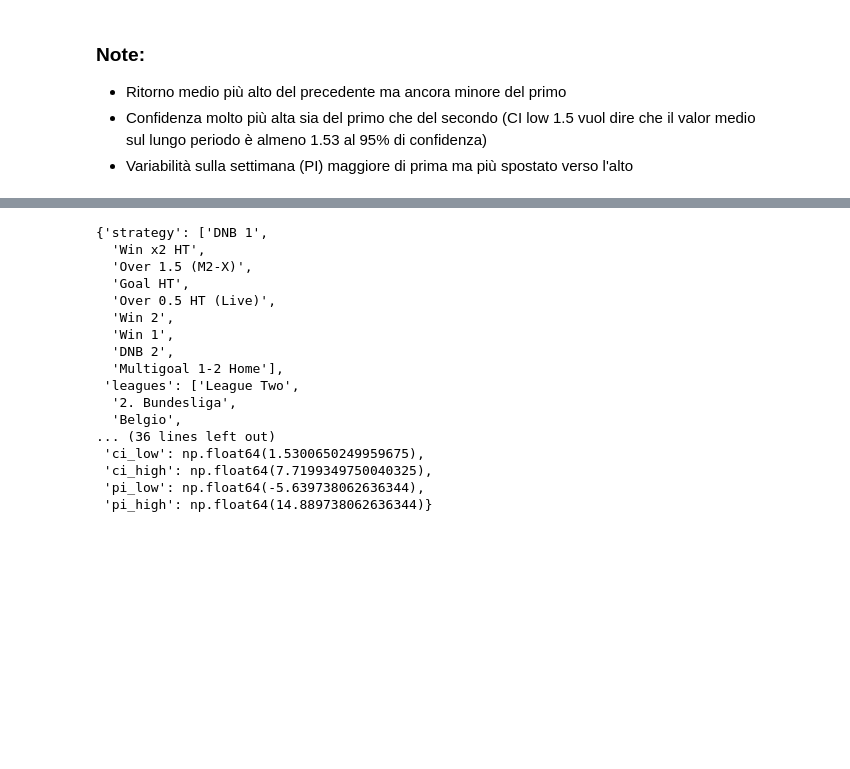
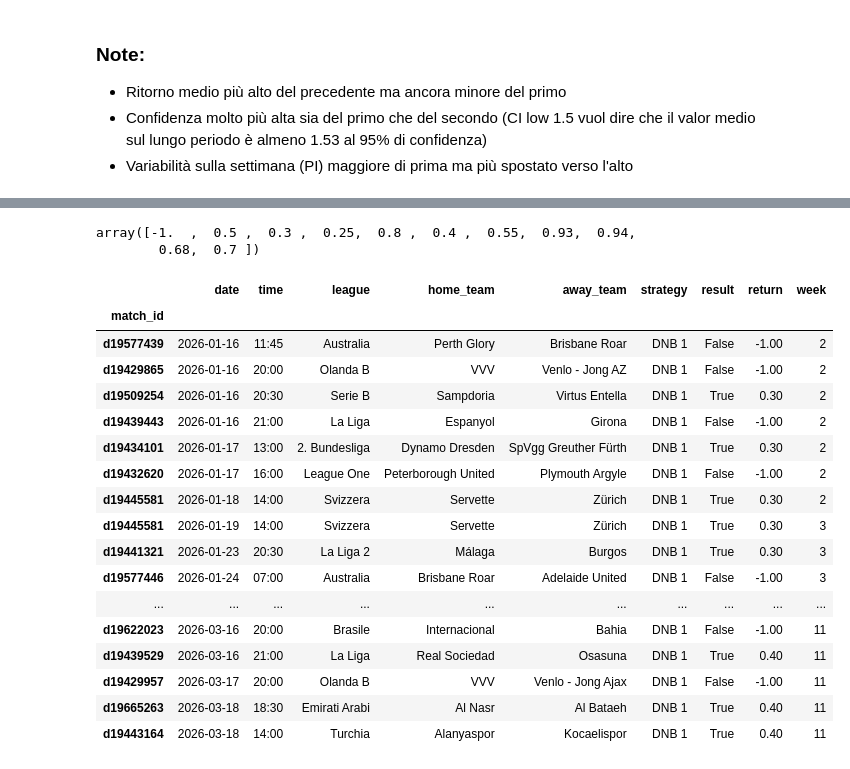
Before and after one commit to NickOLeeney/bet-master-analytics, a Jupyter notebook: src/strategies/analysis.ipynb, the cells around one changed output, grey strips where cells are left out. Drawn from its saved outputs; the diff is of its cells as text; code cells hidden in the pictures; blank space fills up the shorter version.

Commit message:
updates on stats

```diff
--- a/src/strategies/analysis.ipynb
+++ b/src/strategies/analysis.ipynb
@@ -114,20 +162,26 @@ Name: return, dtype: float64
 # %%
-stats
+df['return'].unique()
 # %% [output]
-{'strategy': ['DNB 1',
-  'Win x2 HT',
-  'Over 1.5 (M2-X)',
-  'Goal HT',
-  'Over 0.5 HT (Live)',
-  'Win 2',
-  'Win 1',
-  'DNB 2',
-  'Multigoal 1-2 Home'],
- 'leagues': ['League Two',
-  '2. Bundesliga',
-  'Belgio',
-... (36 lines left out)
- 'ci_low': np.float64(1.5300650249959675),
- 'ci_high': np.float64(7.7199349750040325),
- 'pi_low': np.float64(-5.639738062636344),
- 'pi_high': np.float64(14.889738062636344)}
+array([-1.  ,  0.5 ,  0.3 ,  0.25,  0.8 ,  0.4 ,  0.55,  0.93,  0.94,
+        0.68,  0.7 ])
+# %%
+df[(df['strategy'] == "DNB 1")]
+# %% [output]
+|  | date | time | league | home_team | away_team | strategy | result | return | week |
+| match_id |  |  |  |  |  |  |  |  |  |
+| d19577439 | 2026-01-16 | 11:45 | Australia | Perth Glory | Brisbane Roar | DNB 1 | False | -1.00 | 2 |
+| d19429865 | 2026-01-16 | 20:00 | Olanda B | VVV | Venlo - Jong AZ | DNB 1 | False | -1.00 | 2 |
+| d19509254 | 2026-01-16 | 20:30 | Serie B | Sampdoria | Virtus Entella | DNB 1 | True | 0.30 | 2 |
+| d19439443 | 2026-01-16 | 21:00 | La Liga | Espanyol | Girona | DNB 1 | False | -1.00 | 2 |
+| d19434101 | 2026-01-17 | 13:00 | 2. Bundesliga | Dynamo Dresden | SpVgg Greuther Fürth | DNB 1 | True | 0.30 | 2 |
+| d19432620 | 2026-01-17 | 16:00 | League One | Peterborough United | Plymouth Argyle | DNB 1 | False | -1.00 | 2 |
+| d19445581 | 2026-01-18 | 14:00 | Svizzera | Servette | Zürich | DNB 1 | True | 0.30 | 2 |
+| d19445581 | 2026-01-19 | 14:00 | Svizzera | Servette | Zürich | DNB 1 | True | 0.30 | 3 |
+| d19441321 | 2026-01-23 | 20:30 | La Liga 2 | Málaga | Burgos | DNB 1 | True | 0.30 | 3 |
+| d19577446 | 2026-01-24 | 07:00 | Australia | Brisbane Roar | Adelaide United | DNB 1 | False | -1.00 | 3 |
+| ... | ... | ... | ... | ... | ... | ... | ... | ... | ... |
+| d19622023 | 2026-03-16 | 20:00 | Brasile | Internacional | Bahia | DNB 1 | False | -1.00 | 11 |
+| d19439529 | 2026-03-16 | 21:00 | La Liga | Real Sociedad | Osasuna | DNB 1 | True | 0.40 | 11 |
+| d19429957 | 2026-03-17 | 20:00 | Olanda B | VVV | Venlo - Jong Ajax | DNB 1 | False | -1.00 | 11 |
+| d19665263 | 2026-03-18 | 18:30 | Emirati Arabi | Al Nasr | Al Bataeh | DNB 1 | True | 0.40 | 11 |
+| d19443164 | 2026-03-18 | 14:00 | Turchia | Alanyaspor | Kocaelispor | DNB 1 | True | 0.40 | 11 |
```
Also changed, not shown: parts of 10 cells of this notebook, 1 other file.
